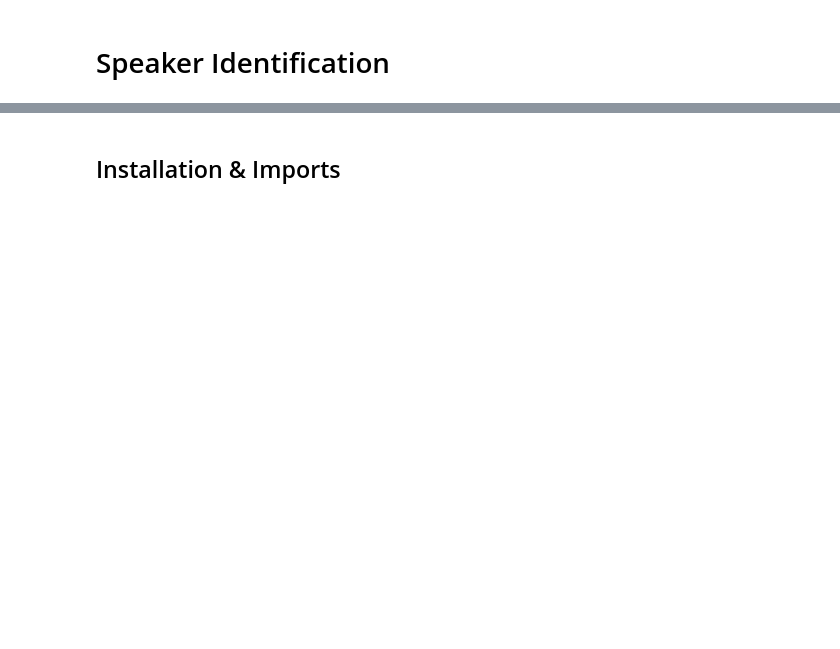
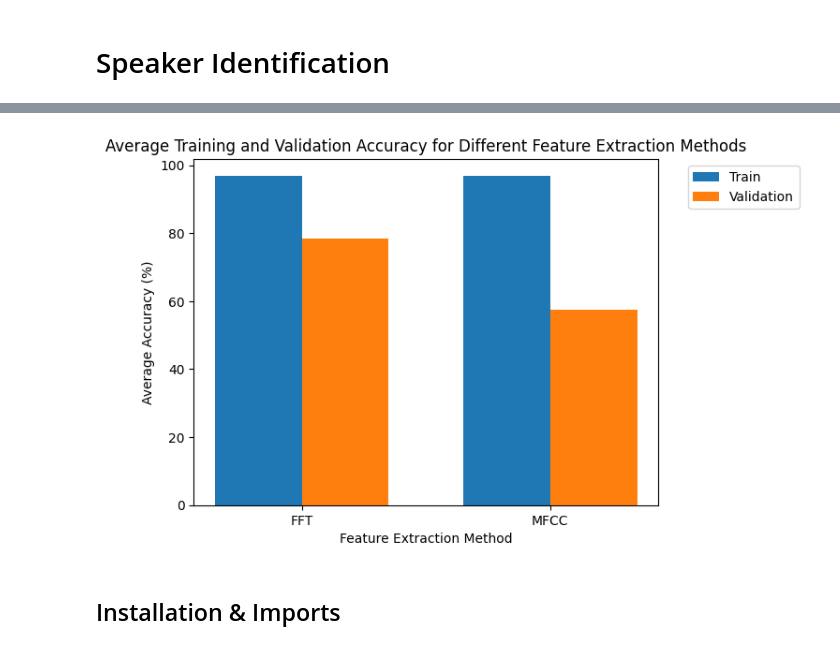
Before and after one commit to dauinh/sid, a Jupyter notebook: tensorflow_speakerid.ipynb, the cells around one changed output, grey strips where cells are left out. Cells and saved outputs as stored; diff of their text form; code cells hidden in the pictures; blank space fills up the shorter version.

```diff
--- a/tensorflow_speakerid.ipynb
+++ b/tensorflow_speakerid.ipynb
@@ -3,3 +38,51 @@
+# %%
+import matplotlib.pyplot as plt
+import numpy as np
+
+# Data
+fivefft_train = [0.9731, 0.9439, 0.9915]
+fivefft_val = [0.8586, 0.6735, 0.8205]
+fivemfcc_train = [0.9359, 0.9712, 0.9979]
+fivemfcc_val = [0.5455, 0.5692, 0.6102]
+
+# Calculate averages
+avg_fivefft_train = np.mean(fivefft_train)
+avg_fivemfcc_train = np.mean(fivemfcc_train)
+avg_fivefft_val = np.mean(fivefft_val)
+avg_fivemfcc_val = np.mean(fivemfcc_val)
+
+# Normalize to percentage
+avg_fivefft_train *= 100
+avg_fivemfcc_train *= 100
+avg_fivefft_val *= 100
+avg_fivemfcc_val *= 100
+
+# Plotting
+bar_width = 0.35
+index = np.arange(2)  # Two feature extraction methods
+
+fig, ax = plt.subplots()
+
+# Plotting training bars
+ax.bar(index - bar_width/2, [avg_fivefft_train, avg_fivemfcc_train], bar_width, label='Train')
+
+# Plotting validation bars
+ax.bar(index + bar_width/2, [avg_fivefft_val, avg_fivemfcc_val], bar_width, label='Validation')
+
+# Customize the plot
+ax.set_xlabel('Feature Extraction Method')
+ax.set_ylabel('Average Accuracy (%)')
+ax.set_title('Average Training and Validation Accuracy for Different Feature Extraction Methods')
+ax.set_xticks(index)
+ax.set_xticklabels(['FFT', 'MFCC'])
+
+# Move legend outside the graph
+ax.legend(bbox_to_anchor=(1.05, 1), loc='upper left')
+
+# Show the plot
+plt.show()
+# %% [output]
+[figure, added]
 # %% [markdown]
 ## Installation & Imports
 # %%
```
Also changed, not shown: parts of 2 cells of this notebook.
